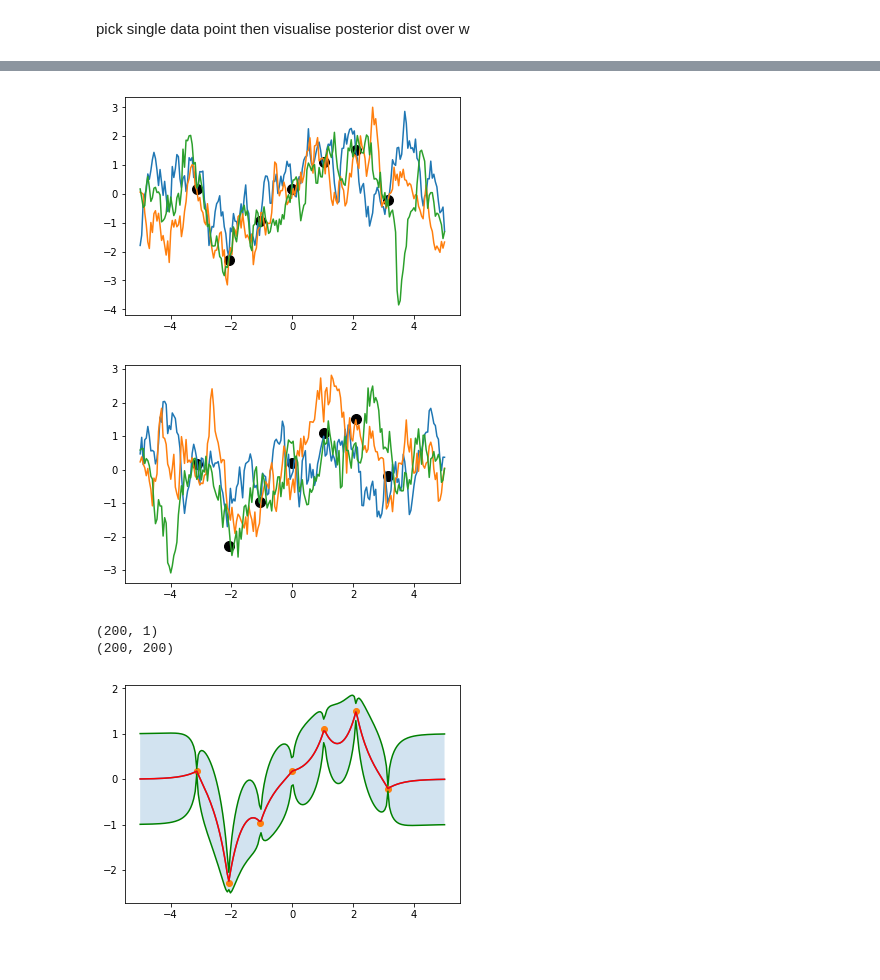
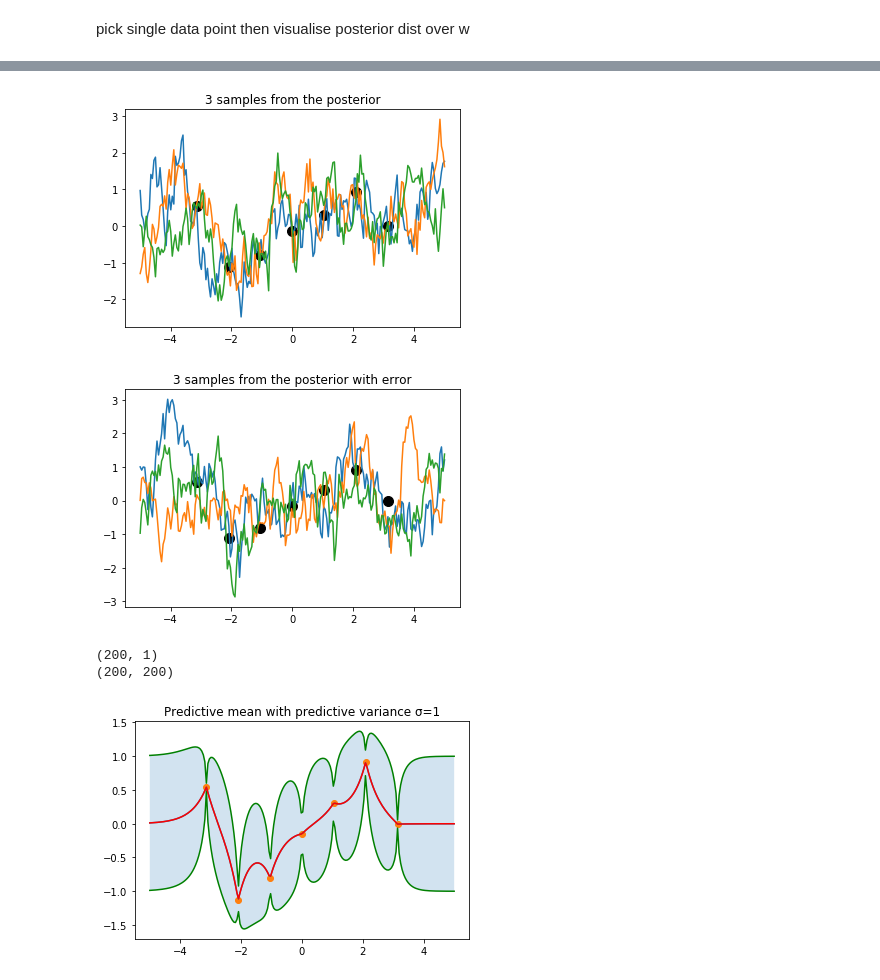
Before and after one commit to JamesDanielOReilly/Machine-Learning-Models, a Jupyter notebook: MLModels.ipynb, the cells around one changed output, grey strips where cells are left out. Cells and saved outputs as stored; diff of their text form; code cells hidden in the pictures.

```diff
--- a/MLModels.ipynb
+++ b/MLModels.ipynb
@@ -273,49 +232,33 @@ plt.show()
 # %%
-import math
-import numpy as np
 Xtest = np.linspace(-math.pi, math.pi, 7).reshape(-1,1)
 Ytest = np.linspace(-math.pi, math.pi, 7).reshape(-1,1)
+
 for i in range(7):
     Ytest[i] = np.sin(Xtest[i])+np.random.normal(0, 0.5)
 
 lengthscale = 0.7
+
 #defining a squared exponential kernel
+lengthscale = 0.7
 def kernel(x,y,lengthscale):
     return np.exp(-cdist(x,y)/(lengthscale**2))
 
 
 K = kernel(Xtest, Xtest, lengthscale)
 KStar = kernel(Xtest, x, lengthscale)
 KStarStar = kernel(x, x, lengthscale)
 
 mean = np.matmul(np.matmul(KStar.T, np.linalg.inv(K)),Ytest)
 covariance = KStarStar - np.matmul(np.matmul(KStar.T,np.linalg.inv(K)), KStar)
 
 FPosterior = np.random.multivariate_normal(mean.flatten(), covariance, 3)
+
+plt.title('3 samples from the posterior')
 plt.plot(x, FPosterior.T)
 plt.scatter(Xtest, Ytest, c = 'black', s = 100)
-#plt.title('3 samples from the posterior')
-
-#Defining a periodic kernel
-#def periodic_kernel(x, y, lengthscale, period):
-#    return np.exp((-2*math.sin(math.pi*abs((x-y).T.dot(x-y)/period))/lengthscale**2))
-
-#FPosterior = np.random.multivariate_normal(mean.flatten(), covariance, 3)
-#plt.plot(x, FPosterior.T)
-#plt.show()
-
-#KP = periodic_kernel(Xtest, Xtest, 2, 2*math.pi)
-#KPStar = periodic_kernel(Xtest, x, 2, 2*math.pi)
-#KPStarStar = periodic_kernel(x, x, 2, 2*math.pi)
-
-#meanP = np.matmul(np.matmul(KStar.T, np.linalg.inv(K)),Ytest)
-#covarianceP = KStarStar - np.matmul(np.matmul(KStar.T,np.linalg.inv(K)), KStar)
-
-#FPPosterior = np.random.multivariate_normal(mean.flatten(), covariance, 3)
-#plt.plot(x, FPPosterior.T)
 plt.show()
 # %% [output]
-[figure, old version]
+[figure, new version]
 # %%
 #Sampling from the posterior with with error
 const = .5
@@ -324,32 +267,34 @@ meanError = np.matmul(np.matmul(KStar.T, np.linalg.inv(KError)),Ytest)
 covarianceError = KStarStar - np.matmul(np.matmul(KStar.T,np.linalg.inv(KError)), KStar)
 
 FPosteriorError = np.random.multivariate_normal(meanError.flatten(), covarianceError, 3)
+
+plt.title('3 samples from the posterior with error')
 plt.plot(x, FPosteriorError.T)
 plt.scatter(Xtest, Ytest, c = 'black', s = 100)
-#plt.title('3 samples from the posterior with error')
-
-
 plt.show()
 # %% [output]
-[figure, old version]
+[figure, new version]
 # %%
 print(mean.shape)
 print(covariance.shape)
-plt.plot(x,mean)
+
 n = np.zeros(mu.shape)
 m = np.zeros(mu.shape)
+
 for i in range(200):
     n[i] = mean[i] + 1*np.sqrt(covariance[i,i])
     m[i] = mean[i] - 1*np.sqrt(covariance[i,i])
+
+plt.title('Predictive mean with predictive variance σ=1')
+plt.plot(x,mean)
 plt.plot(x, m,'green')
 plt.plot(x, n,'green')
 plt.gca().fill_between(x.flatten(),n.flatten(),m.flatten(), alpha = 0.2)
 plt.plot(x, mean, 'r')
-#plt.title('Predictive mean with predictive variance σ=1')
 plt.scatter(Xtest, Ytest)
 plt.show()
 # %% [output]
 (200, 1)
 (200, 200)
-[figure, old version]
+[figure, new version]
 # %%
```
Also changed, not shown: parts of 13 cells of this notebook.
